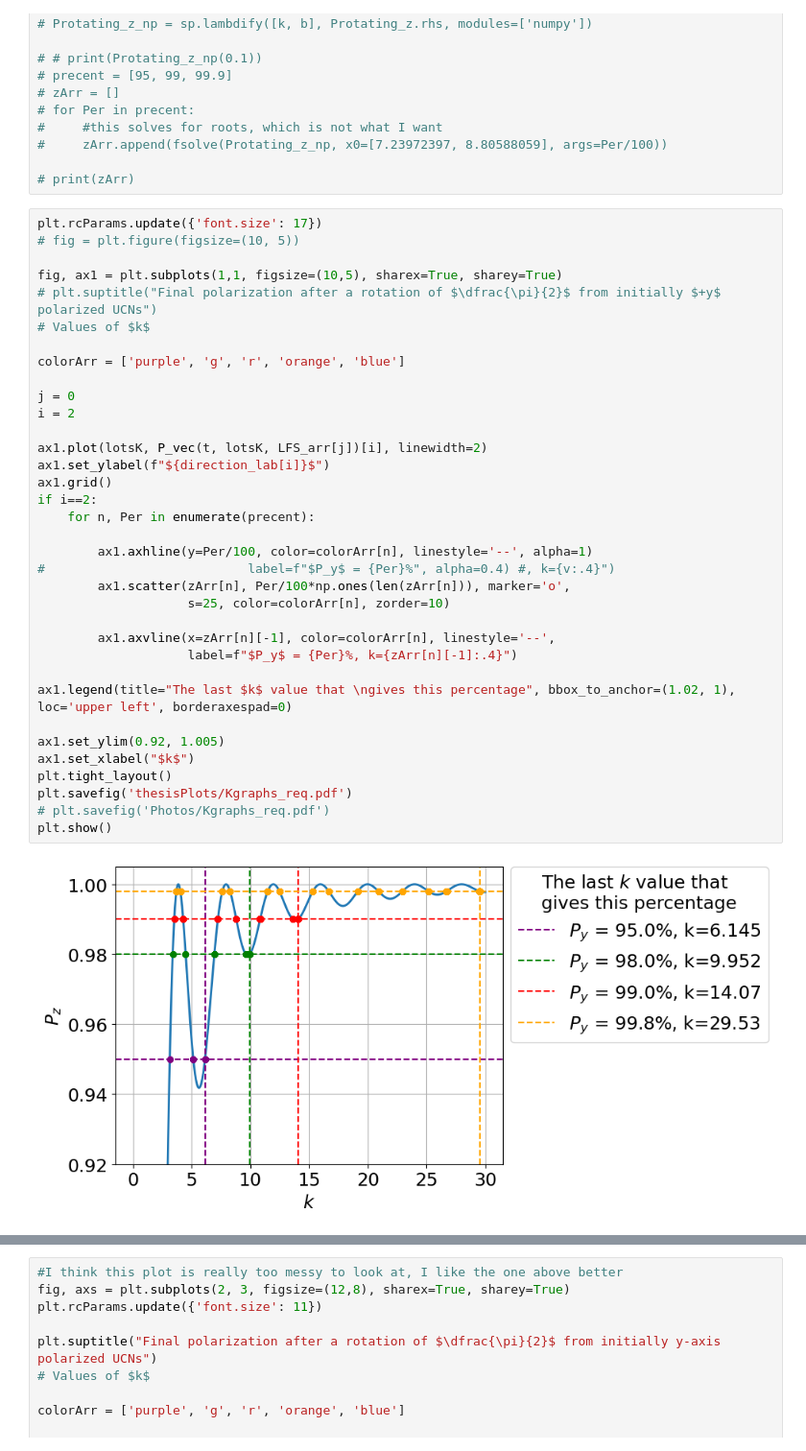
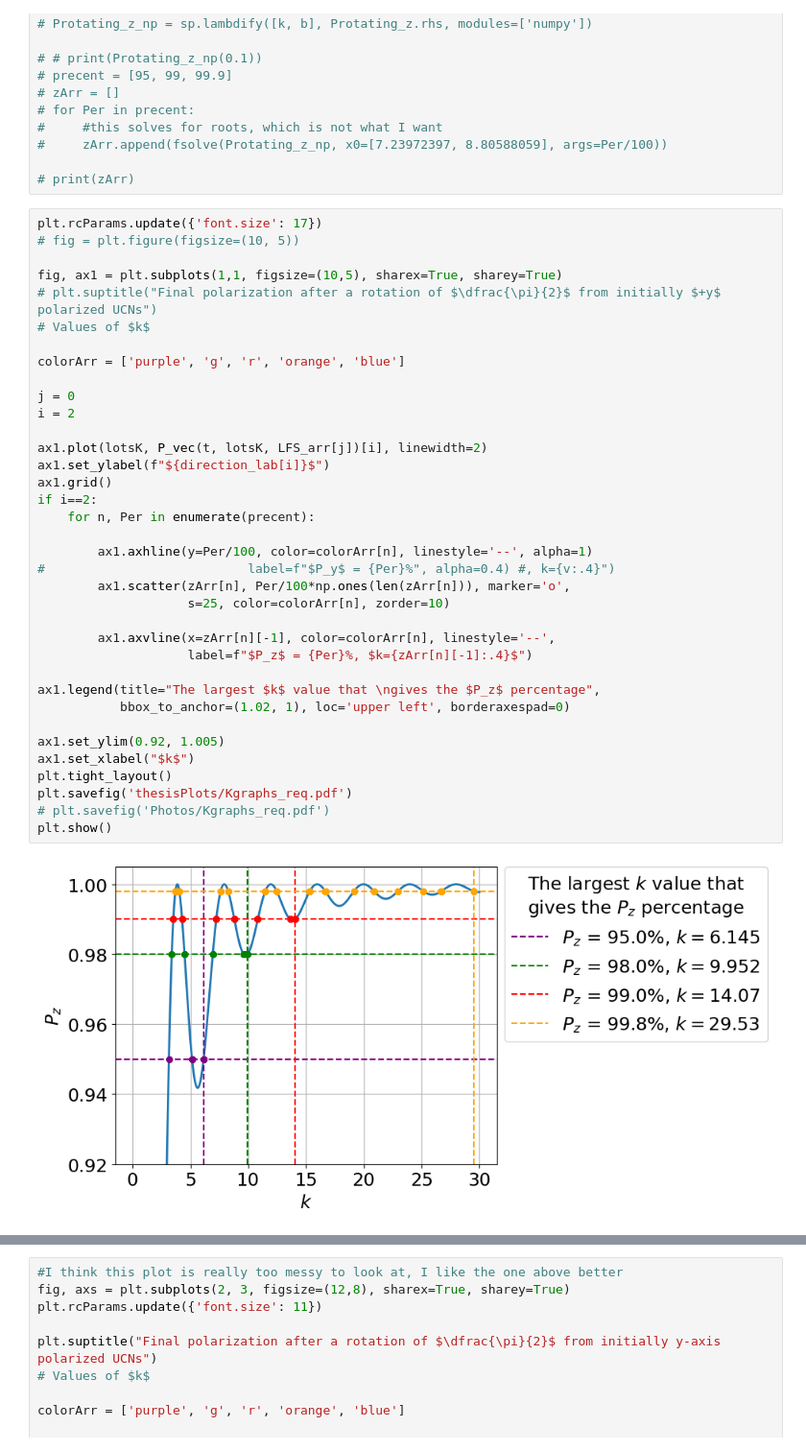
Before and after one commit to eklem1/AdiabaticSpinTransp, a Jupyter notebook: AdiabaticParameterRequirements.ipynb, the cells around one changed output, grey strips where cells are left out. Shown: that part at 96% size. Drawn from its saved outputs; the diff is of its cells as text.

```diff
--- a/AdiabaticParameterRequirements.ipynb
+++ b/AdiabaticParameterRequirements.ipynb
@@ -332,36 +332,37 @@ plt.rcParams.update({'font.size': 17})
 fig, ax1 = plt.subplots(1,1, figsize=(10,5), sharex=True, sharey=True)
 # plt.suptitle("Final polarization after a rotation of $\dfrac{\pi}{2}$ from initially $+y$ polarized UCNs")
 # Values of $k$
 
 colorArr = ['purple', 'g', 'r', 'orange', 'blue']
 
 j = 0
 i = 2
 
 ax1.plot(lotsK, P_vec(t, lotsK, LFS_arr[j])[i], linewidth=2)
 ax1.set_ylabel(f"${direction_lab[i]}$")
 ax1.grid()
 if i==2:
     for n, Per in enumerate(precent):
 
         ax1.axhline(y=Per/100, color=colorArr[n], linestyle='--', alpha=1)
 #                           label=f"$P_y$ = {Per}%", alpha=0.4) #, k={v:.4}")
         ax1.scatter(zArr[n], Per/100*np.ones(len(zArr[n])), marker='o',
                     s=25, color=colorArr[n], zorder=10)
 
         ax1.axvline(x=zArr[n][-1], color=colorArr[n], linestyle='--',
-                    label=f"$P_y$ = {Per}%, k={zArr[n][-1]:.4}")
+                    label=f"$P_z$ = {Per}%, $k={zArr[n][-1]:.4}$")
 
-ax1.legend(title="The last $k$ value that \ngives this percentage", bbox_to_anchor=(1.02, 1), loc='upper left', borderaxespad=0)
+ax1.legend(title="The largest $k$ value that \ngives the $P_z$ percentage",
+           bbox_to_anchor=(1.02, 1), loc='upper left', borderaxespad=0)
 
 ax1.set_ylim(0.92, 1.005)
 ax1.set_xlabel("$k$")
 plt.tight_layout()
 plt.savefig('thesisPlots/Kgraphs_req.pdf')
 # plt.savefig('Photos/Kgraphs_req.pdf')
 plt.show()
 # %% [output]
-[figure, old version]
+[figure, new version]
 # %%
 fig, ax1 = plt.subplots(1,1, figsize=(6.5,4.5))
 # plt.suptitle("Final polarization after a rotation of $90^\circ$ from initially $+y$ polarized UCNs")
```
Also changed, not shown: parts of 12 cells of this notebook, 48 other files.
